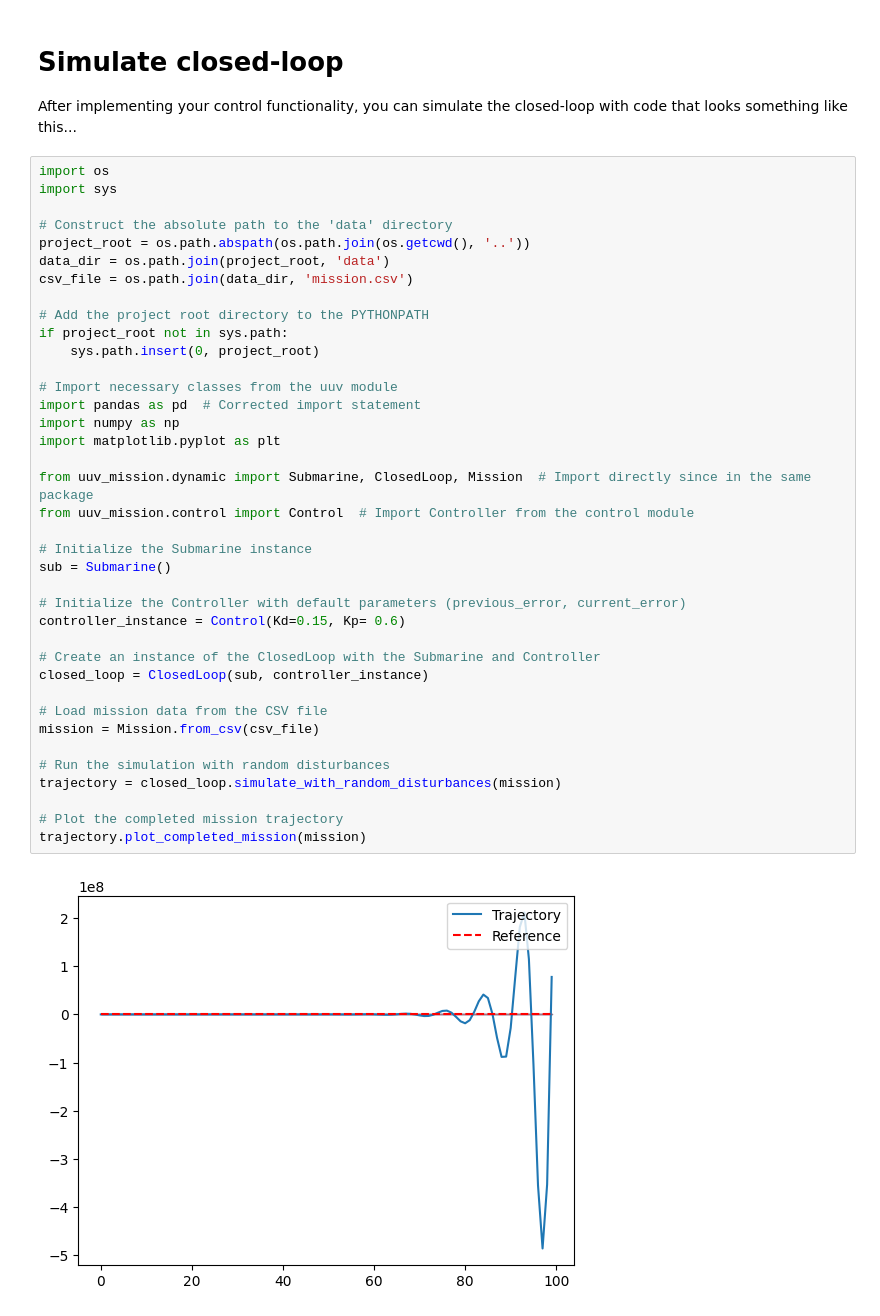
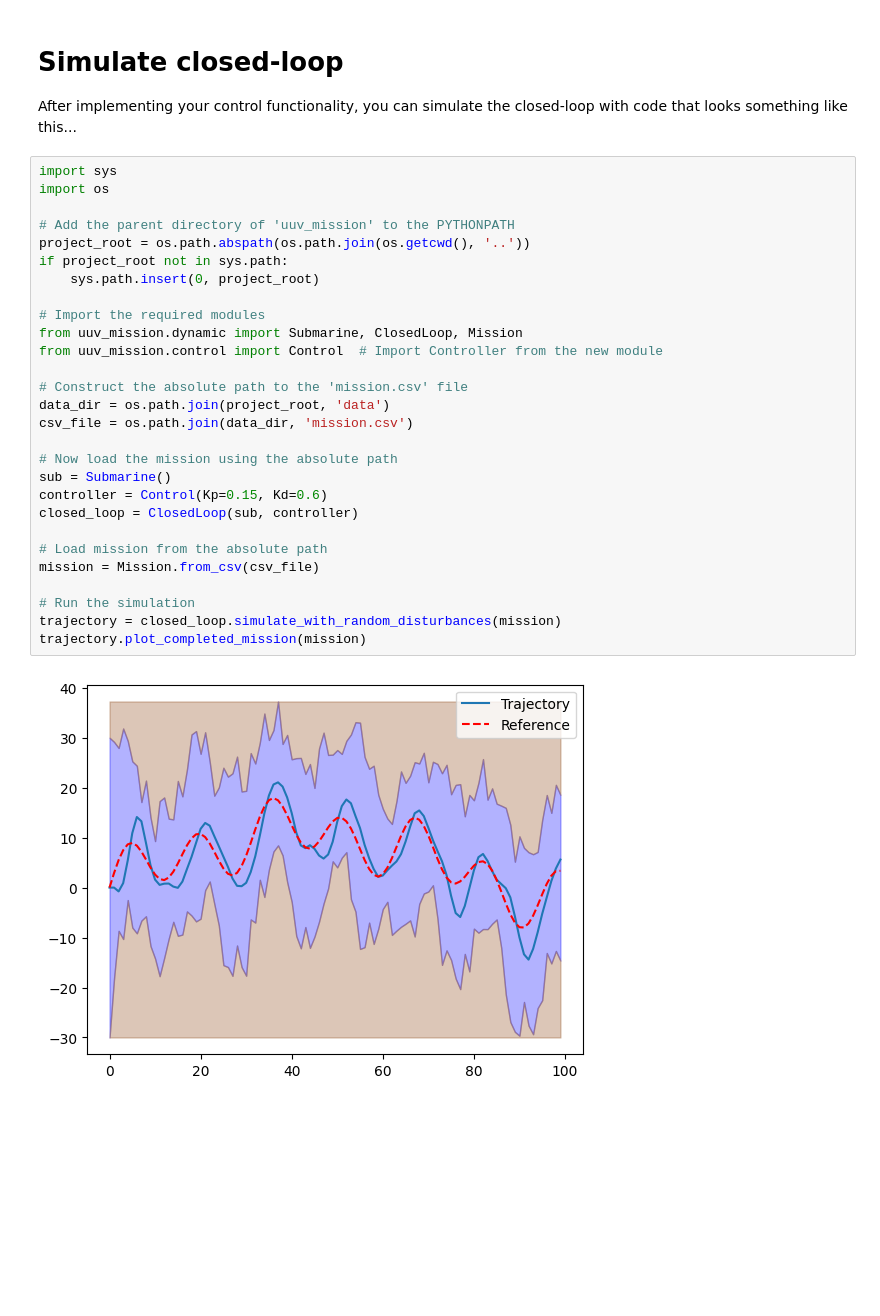
Before and after one commit to Sacranie/b1-coding-practical-mt24, a Jupyter notebook: notebooks/demo.ipynb, the cells around one changed output. Saved outputs shown, nothing was run; the diff lists cells and outputs as text; blank space fills up the shorter version.

Commit message:
Plotted Graph New

```diff
--- a/notebooks/demo.ipynb
+++ b/notebooks/demo.ipynb
@@ -17,43 +17,33 @@ c:\Husayn\3rd Year\B1\b1-coding-practical-mt24\data
 # %% [markdown]
 # Simulate closed-loop
 After implementing your control functionality, you can simulate the closed-loop with code that looks something like this...
-# %%
-import os
-import sys
-
-# Construct the absolute path to the 'data' directory
-project_root = os.path.abspath(os.path.join(os.getcwd(), '..'))
-data_dir = os.path.join(project_root, 'data')
-csv_file = os.path.join(data_dir, 'mission.csv')
-
-# Add the project root directory to the PYTHONPATH
-if project_root not in sys.path:
-    sys.path.insert(0, project_root)
-
-# Import necessary classes from the uuv module
-import pandas as pd  # Corrected import statement
-import numpy as np
-import matplotlib.pyplot as plt
-
-from uuv_mission.dynamic import Submarine, ClosedLoop, Mission  # Import directly since in the same package
-from uuv_mission.control import Control  # Import Controller from the control module
-
-# Initialize the Submarine instance
-sub = Submarine()
-
-# Initialize the Controller with default parameters (previous_error, current_error)
-controller_instance = Control(Kd=0.15, Kp= 0.6)
-
-# Create an instance of the ClosedLoop with the Submarine and Controller
-closed_loop = ClosedLoop(sub, controller_instance)
-
-# Load mission data from the CSV file
-mission = Mission.from_csv(csv_file)
-
-# Run the simulation with random disturbances
-trajectory = closed_loop.simulate_with_random_disturbances(mission)
-
-# Plot the completed mission trajectory
-trajectory.plot_completed_mission(mission)
-# %% [output]
-[figure, removed]
+# %%
+import sys
+import os
+
+# Add the parent directory of 'uuv_mission' to the PYTHONPATH
+project_root = os.path.abspath(os.path.join(os.getcwd(), '..'))
+if project_root not in sys.path:
+    sys.path.insert(0, project_root)
+
+# Import the required modules
+from uuv_mission.dynamic import Submarine, ClosedLoop, Mission
+from uuv_mission.control import Control  # Import Controller from the new module
+
+# Construct the absolute path to the 'mission.csv' file
+data_dir = os.path.join(project_root, 'data')
+csv_file = os.path.join(data_dir, 'mission.csv')
+
+# Now load the mission using the absolute path
+sub = Submarine()
+controller = Control(Kp=0.15, Kd=0.6)
+closed_loop = ClosedLoop(sub, controller)
+
+# Load mission from the absolute path
+mission = Mission.from_csv(csv_file)
+
+# Run the simulation
+trajectory = closed_loop.simulate_with_random_disturbances(mission)
+trajectory.plot_completed_mission(mission)
+# %% [output]
+[figure, added]
```
